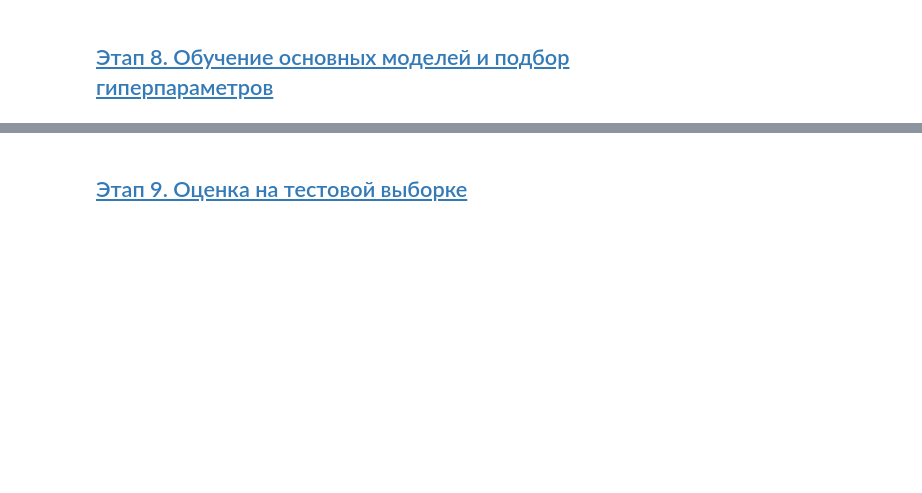
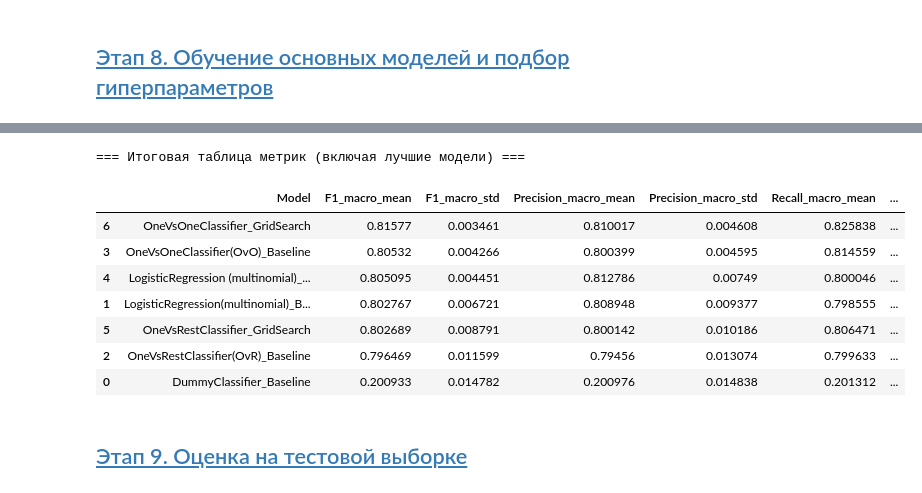
Before and after one commit to MEYakunin/Sprint13_Yeti_Age_Prediction, a Jupyter notebook: Sprint13_Yeti_Age_Prediction.ipynb, the cells around one changed output, grey strips where cells are left out. Cells and saved outputs as stored; diff of their text form; code cells hidden in the pictures; blank space fills up the shorter version.

```diff
--- a/Sprint13_Yeti_Age_Prediction.ipynb
+++ b/Sprint13_Yeti_Age_Prediction.ipynb
@@ -1119,0 +1220,18 @@ metrics_df
+# %%
+# OneVsRestClassifier (с базовой LogisticRegression)
+pipe_ovr = Pipeline(steps=[
+    ('preprocessor', preprocessor),
+    #('poly', PolynomialFeatures(degree=2, interaction_only=True, include_bias=False)),
+    #('selector', RFECV(estimator=LogisticRegression(), cv=3, scoring='f1_macro')),
+    ('model', OneVsRestClassifier(LogisticRegression(random_state=RANDOM_STATE)))
+])
+param_grid_ovr = {
+    'model__estimator__C': [0.1, 1.0, 5.0, 10],
+    'model__estimator__penalty': ['l2'],
+    'model__estimator__solver': ['lbfgs', 'liblinear'],
+    'model__estimator__class_weight': [None, 'balanced'],
+    'model__estimator__max_iter': [100, 500, 1000, 5000]
+}
+
+# Запускаем подбор параметров
+best_ovr, metrics_df = tune_model(pipe_ovr, param_grid_ovr, 'OneVsRestClassifier_GridSearch',metrics_df, X_train, y_train, scoring, cv)
@@ -1119,0 +1243,18 @@ metrics_df
+# %%
+# 3. OneVsOneClassifier (с базовой LogisticRegression)
+pipe_ovo = Pipeline(steps=[
+    ('preprocessor', preprocessor),
+    #('poly', PolynomialFeatures(degree=2, interaction_only=True, include_bias=False)),
+    #('selector', RFECV(estimator=LogisticRegression(), cv=3, scoring='f1_macro')),
+    ('model', OneVsOneClassifier(LogisticRegression(random_state=RANDOM_STATE)))
+])
+param_grid_ovo = {
+    'model__estimator__C': [0.1, 1.0, 5.0, 10],
+    'model__estimator__penalty': ['l2'],
+    'model__estimator__solver': ['lbfgs', 'liblinear'],
+    'model__estimator__class_weight': [None, 'balanced'],
+    'model__estimator__max_iter': [100, 500, 1000, 5000]
+}
+
+# Запускаем подбор параметров
+best_ovo, metrics_df = tune_model(pipe_ovo, param_grid_ovo, 'OneVsOneClassifier_GridSearch', metrics_df, X_train, y_train, scoring, cv)
@@ -1120,2 +1267,15 @@ metrics_df
+# %%
+print("\n=== Итоговая таблица метрик (включая лучшие модели) ===")
+metrics_df.sort_values(by='F1_macro_mean', ascending=False)
+# %% [output]
+=== Итоговая таблица метрик (включая лучшие модели) ===
+|  | Model | F1_macro_mean | F1_macro_std | Precision_macro_mean | Precision_macro_std | Recall_macro_mean | ... |
+| 6 | OneVsOneClassifier_GridSearch | 0.81577 | 0.003461 | 0.810017 | 0.004608 | 0.825838 | ... |
+| 3 | OneVsOneClassifier(OvO)_Baseline | 0.80532 | 0.004266 | 0.800399 | 0.004595 | 0.814559 | ... |
+| 4 | LogisticRegression (multinomial)_... | 0.805095 | 0.004451 | 0.812786 | 0.00749 | 0.800046 | ... |
+| 1 | LogisticRegression(multinomial)_B... | 0.802767 | 0.006721 | 0.808948 | 0.009377 | 0.798555 | ... |
+| 5 | OneVsRestClassifier_GridSearch | 0.802689 | 0.008791 | 0.800142 | 0.010186 | 0.806471 | ... |
+| 2 | OneVsRestClassifier(OvR)_Baseline | 0.796469 | 0.011599 | 0.79456 | 0.013074 | 0.799633 | ... |
+| 0 | DummyClassifier_Baseline | 0.200933 | 0.014782 | 0.200976 | 0.014838 | 0.201312 | ... |
 # %% [markdown]
 ## [Этап 9. Оценка на тестовой выборке <a id=9></a>](#content)
```
Also changed, not shown: parts of 22 cells of this notebook, 1 other file.
